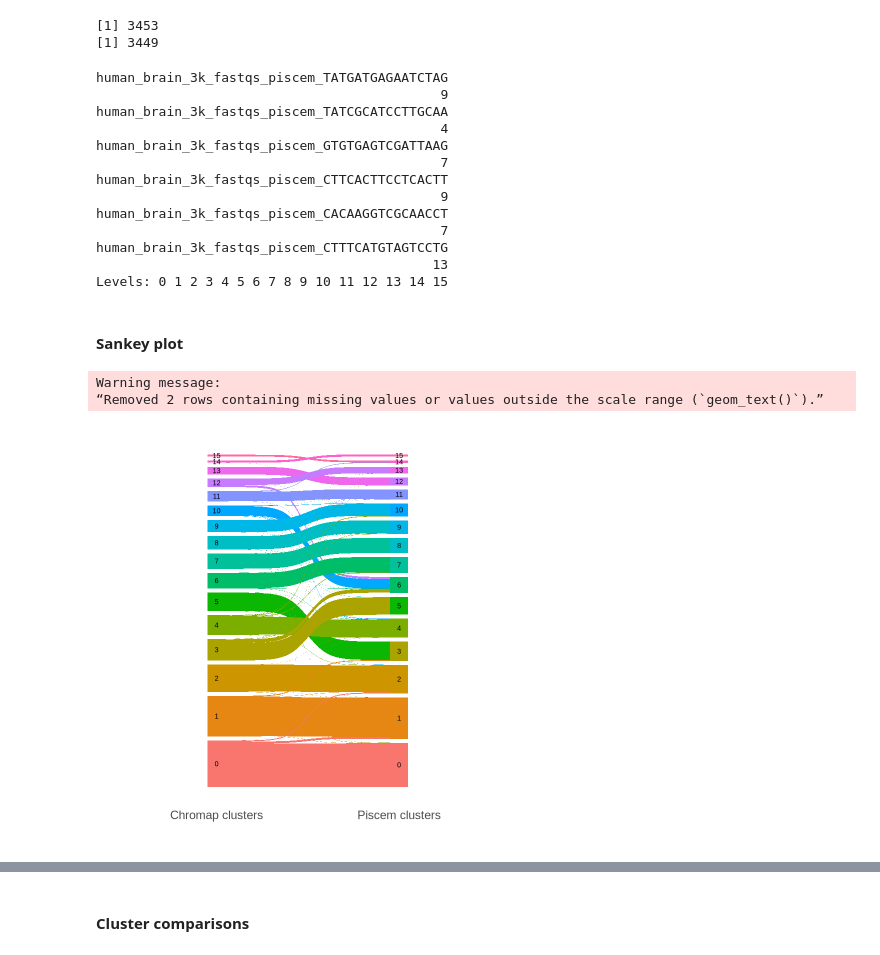
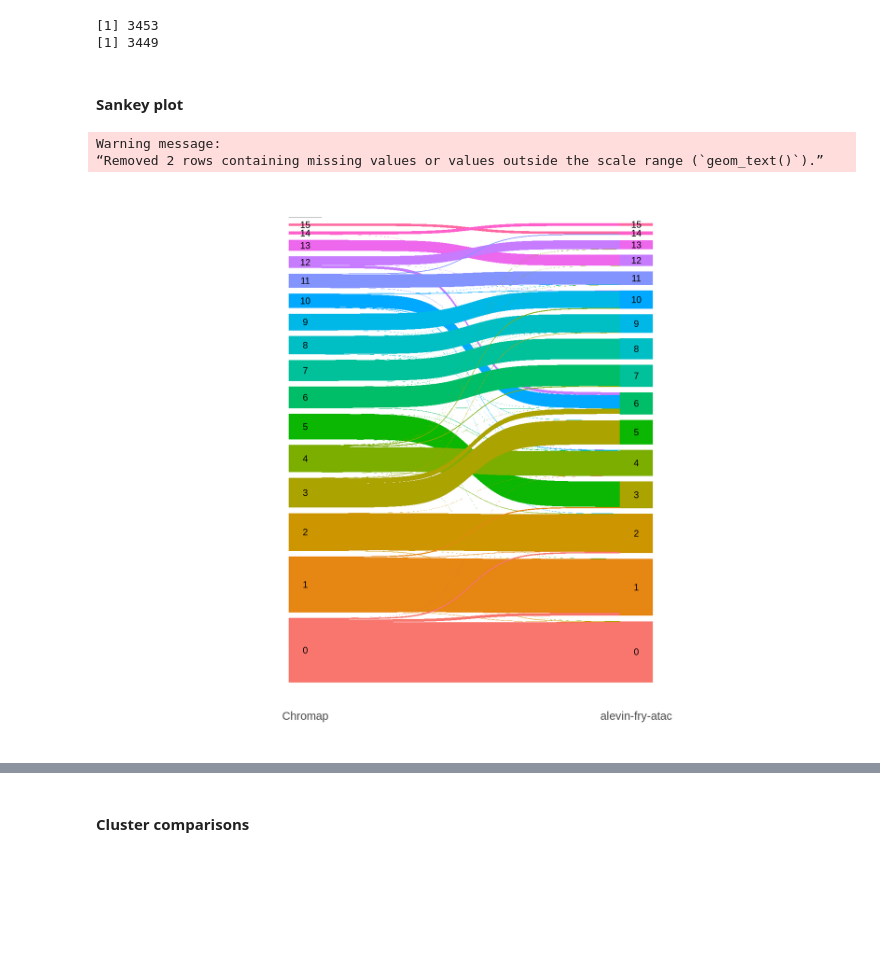
Before and after one commit to NPSDC/alevin-fry-atac-paper-scripts, a Jupyter notebook: analysis/Comparison_k25_thr0.7.ipynb, the cells around one changed output, grey strips where cells are left out. Cells and saved outputs as stored; diff of their text form; code cells hidden in the pictures; blank space fills up the shorter version.

```diff
--- a/analysis/Comparison_k25_thr0.7.ipynb
+++ b/analysis/Comparison_k25_thr0.7.ipynb
@@ -365,7 +556,9 @@ clust_cellranger_tbl <- enframe(clust_cellranger) %>%
 # %% [markdown]
 ##### Chromap vs Piscem
 # %%
-make_long (
+size <- 22
+fs <- 5
+pChA <- make_long (
     full_join(clust_chromap_tbl,clust_piscem_tbl,by="Barcode"),
     Chromap_Cluster, Piscem_Cluster) %>%
     ggplot(aes(x = x,
@@ -375,8 +568,8 @@ make_long (
         fill = factor(node),
         label = node)) +
         geom_sankey() +
-        theme_sankey(base_size = 18) +
+        theme_sankey(base_size = size) +
         theme(legend.position = "none") +
         xlab("") +
-        geom_sankey_text(size = 3, color = "black") +
-        scale_x_discrete(breaks = c("Chromap_Cluster","Piscem_Cluster"),labels = c("Chromap clusters","Piscem clusters"))
+        geom_sankey_text(size = fs, color = "black") +
+        scale_x_discrete(breaks = c("Chromap_Cluster","Piscem_Cluster"),labels = c("Chromap","alevin-fry-atac"))
@@ -605,22 +919,6 @@ print(length(clust_chromap))
 # %% [output]
 [1] 3453
 [1] 3449
-# %%
-head(clust_piscem)
-# %% [output]
-human_brain_3k_fastqs_piscem_TATGATGAGAATCTAG
-                                            9
-human_brain_3k_fastqs_piscem_TATCGCATCCTTGCAA
-                                            4
-human_brain_3k_fastqs_piscem_GTGTGAGTCGATTAAG
-                                            7
-human_brain_3k_fastqs_piscem_CTTCACTTCCTCACTT
-                                            9
-human_brain_3k_fastqs_piscem_CACAAGGTCGCAACCT
-                                            7
-human_brain_3k_fastqs_piscem_CTTTCATGTAGTCCTG
-                                           13
-Levels: 0 1 2 3 4 5 6 7 8 9 10 11 12 13 14 15
 # %%
 clust_piscem_tbl <-
     enframe(clust_piscem) %>%
@@ -643,22 +941,23 @@ clust_chromap_tbl <- enframe(clust_chromap) %>%
 # %% [markdown]
 #### Sankey plot
 # %%
-make_long (
+pChA <- make_long (
     full_join(clust_chromap_tbl,clust_piscem_tbl,by="Barcode"),
     Chromap_Cluster, Piscem_Cluster) %>%
     ggplot(aes(x = x,
         next_x = next_x,
         node = node,
         next_node = next_node,
         fill = factor(node),
         label = node)) +
         geom_sankey() +
-        theme_sankey(base_size = 18) +
+        theme_sankey(base_size = size) +
         theme(legend.position = "none") +
         xlab("") +
-        geom_sankey_text(size = 3, color = "black") +
-        scale_x_discrete(breaks = c("Chromap_Cluster","Piscem_Cluster"),labels = c("Chromap clusters","Piscem clusters"))
+        geom_sankey_text(size = fs, color = "black") +
+        scale_x_discrete(breaks = c("Chromap_Cluster","Piscem_Cluster"),labels = c("Chromap","alevin-fry-atac"))
+pChA
 # %% [output]
 Warning message:
 “Removed 2 rows containing missing values or values outside the scale range (`geom_text()`).”
-[figure, old version]
+[figure, new version]
```
Also changed, not shown: parts of 40 cells of this notebook, 7 other files.
